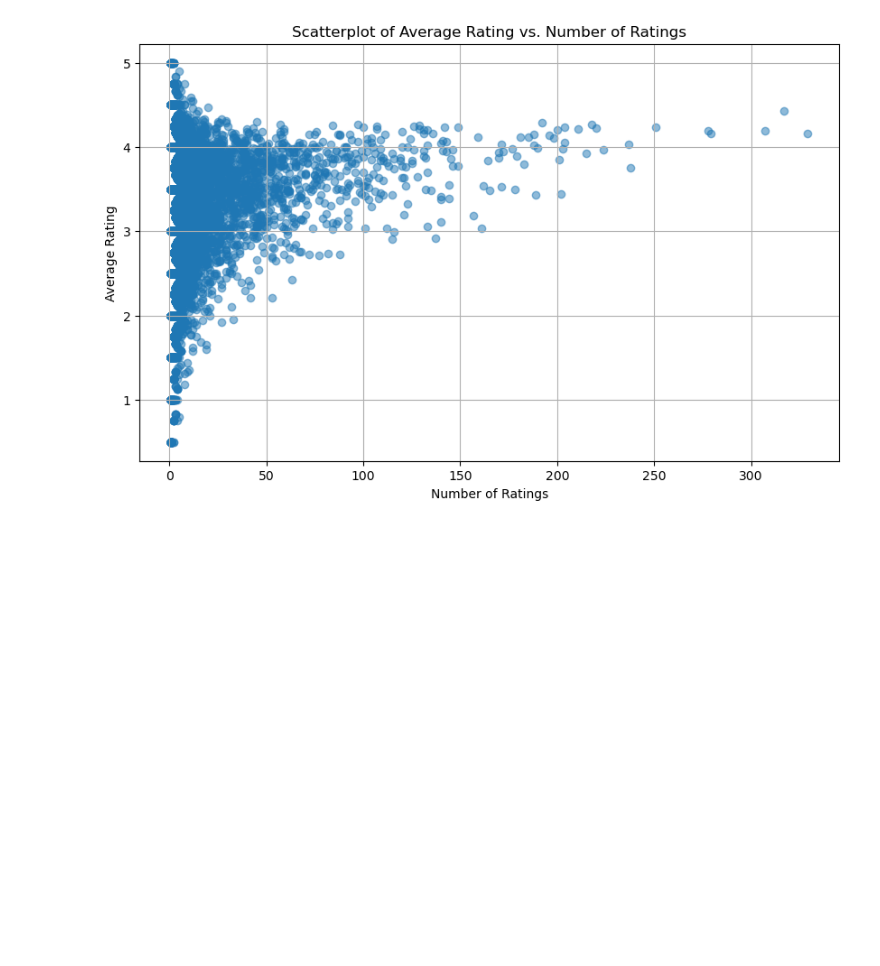
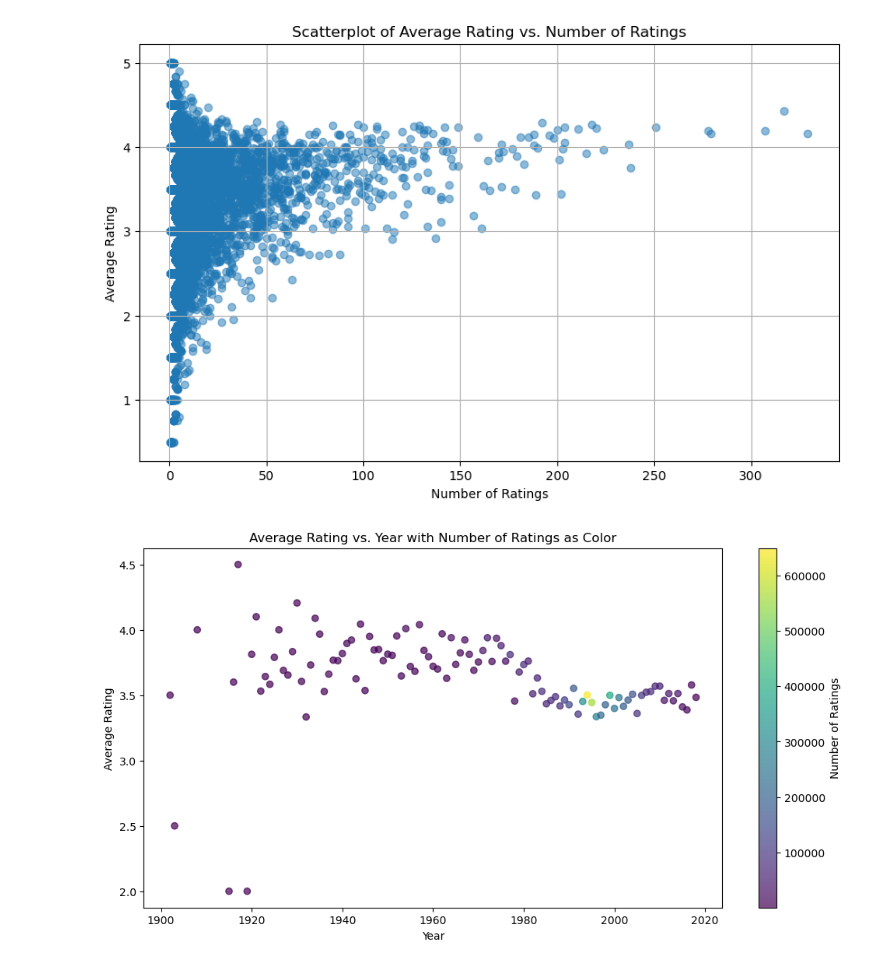
Before and after one commit to laneycs/movie_recommendations, a Jupyter notebook: data/movie_recommendation_system.ipynb, the cells around one changed output. Saved outputs shown, nothing was run; the diff lists cells and outputs as text; code cells hidden in the pictures; blank space fills up the shorter version.

Commit message:
Updated Scatterplot with year + number + color
Average rating vs year with number of ratings as color

```diff
--- a/data/movie_recommendation_system.ipynb
+++ b/data/movie_recommendation_system.ipynb
@@ -267,3 +267,28 @@ plt.grid(True)
 plt.show()
 # %% [output]
 [figure]
+# %%
+# Extract release year from 'title' column and create a 'year' column
+movies['year'] = movies['title'].str.extract(r'\((\d{4})\)')
+movies['year'] = pd.to_numeric(movies['year'], errors='coerce')  # Convert to numeric
+# %%
+movie_ratings = pd.merge(ratings, movies, on='movieId')
+# %%
+# Calculate the number of ratings for each movie and add to 'movie_ratings'
+num_ratings = movie_ratings.groupby('movieId')['rating'].count().reset_index()
+num_ratings.rename(columns={'rating': 'num_ratings'}, inplace=True)
+movie_ratings = movie_ratings.merge(num_ratings, on='movieId', how='left')
+# %%
+# Group movies by year and calculate the average rating and the total number of ratings for each year
+yearly_stats = movie_ratings.groupby('year').agg({'rating': 'mean', 'num_ratings': 'sum'}).reset_index()
+
+# Create a scatterplot
+plt.figure(figsize=(12, 6))
+plt.scatter(yearly_stats['year'], yearly_stats['rating'], c=yearly_stats['num_ratings'], cmap='viridis', alpha=0.7)
+plt.colorbar(label='Number of Ratings')
+plt.xlabel('Year')
+plt.ylabel('Average Rating')
+plt.title('Average Rating vs. Year with Number of Ratings as Color')
+plt.show()
+# %% [output]
+[figure, added]
```
